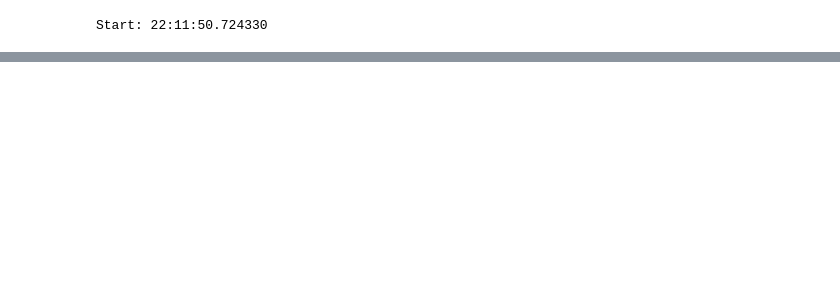
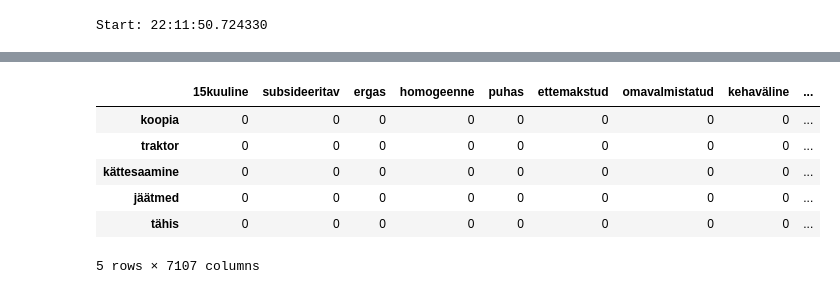
Before and after one commit to birgitsormus/noun-adj-classification, a Jupyter notebook: pair creation from first 10000 texts.ipynb, the cells around one changed output, grey strips where cells are left out. Drawn from its saved outputs; the diff is of its cells as text; code cells hidden in the pictures; blank space fills up the shorter version.

```diff
--- a/pair creation from first 10000 texts.ipynb
+++ b/pair creation from first 10000 texts.ipynb
@@ -98,0 +576,6 @@ len(paarid)
+# %%
+to_use_new = []
+
+for noun in data.index:
+    if len([val for val in data.loc[noun] if val >= 3]) >= 5:
+        to_use_new.append(noun)
@@ -98,0 +586,12 @@ len(paarid)
+# %%
+new = data.loc[to_use_new]
+# %%
+new.head()
+# %% [output]
+|  | 15kuuline | subsideeritav | ergas | homogeenne | puhas | ettemakstud | omavalmistatud | kehaväline | ... |
+| koopia | 0 | 0 | 0 | 0 | 0 | 0 | 0 | 0 | ... |
+| traktor | 0 | 0 | 0 | 0 | 0 | 0 | 0 | 0 | ... |
+| kättesaamine | 0 | 0 | 0 | 0 | 0 | 0 | 0 | 0 | ... |
+| jäätmed | 0 | 0 | 0 | 0 | 0 | 0 | 0 | 0 | ... |
+| tähis | 0 | 0 | 0 | 0 | 0 | 0 | 0 | 0 | ... |
+5 rows × 7107 columns
```
Also changed, not shown: parts of 78 cells of this notebook, 4 other files.
